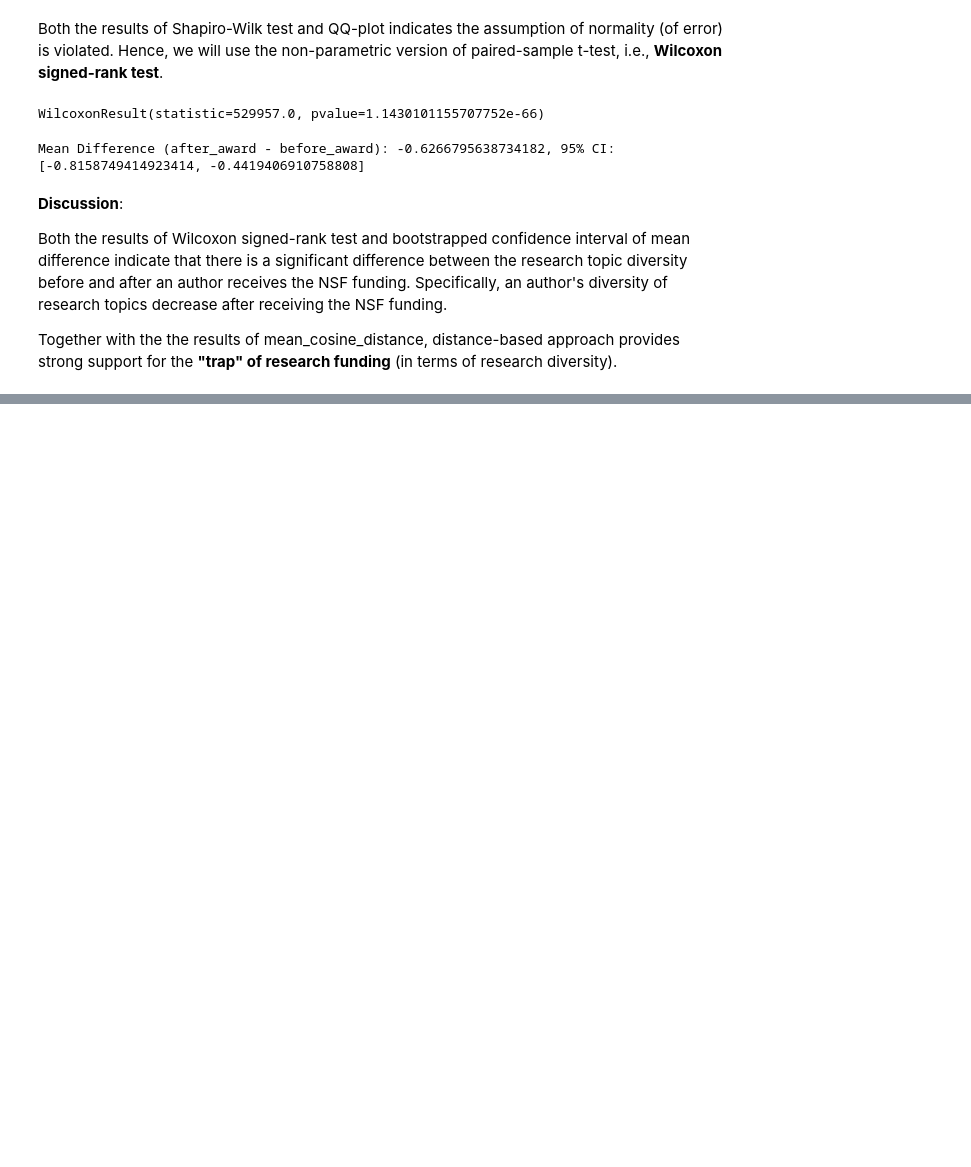
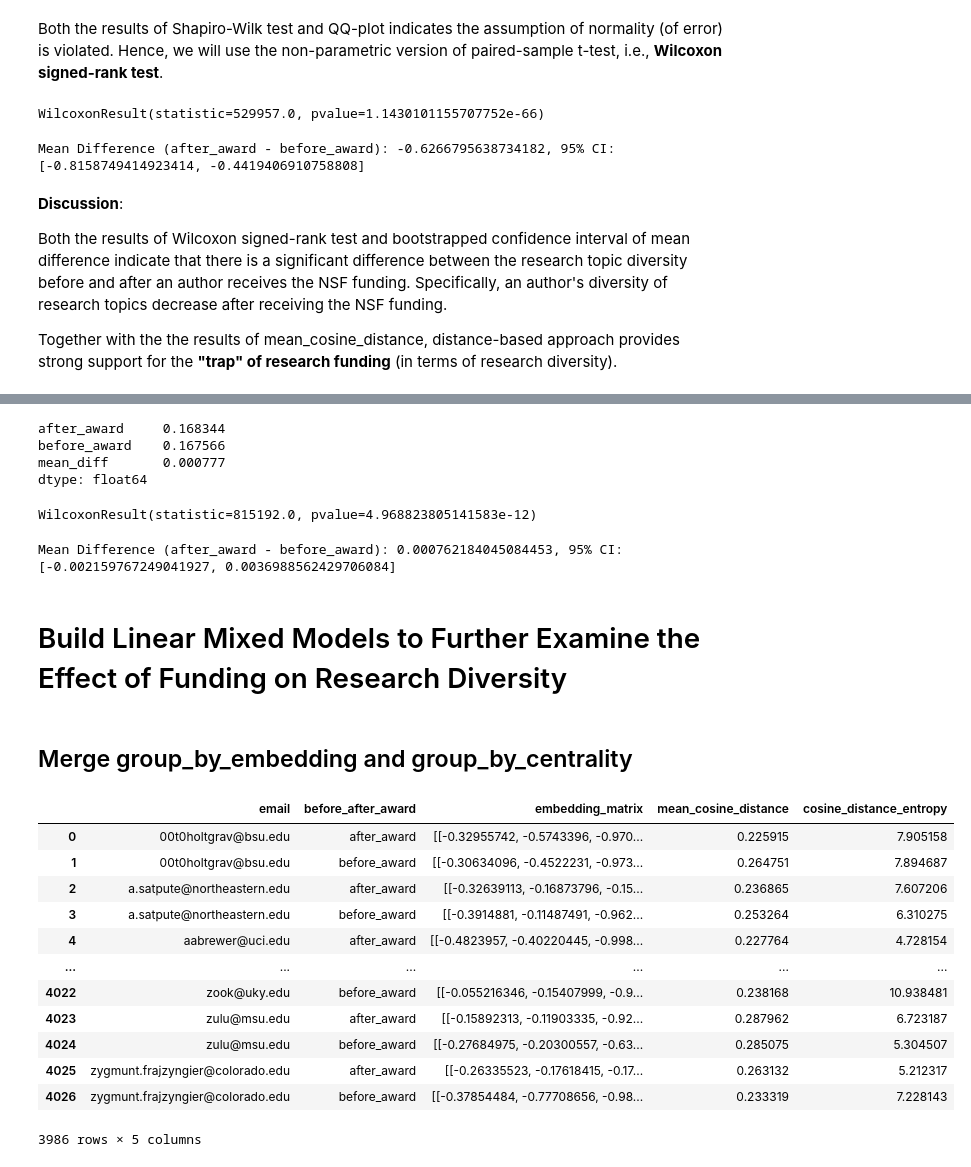
Before and after one commit to naivetoad/SOCI-40133-Final-Project, a Jupyter notebook: research_diversity/research_diversity_analysis.ipynb, the cells around one changed output, grey strips where cells are left out. Cells and saved outputs as stored; diff of their text form; code cells hidden in the pictures; blank space fills up the shorter version.

Commit message:
Updated most recent notebook for diversity

```diff
--- a/research_diversity/research_diversity_analysis.ipynb
+++ b/research_diversity/research_diversity_analysis.ipynb
@@ -454,0 +379,3 @@ array([[-3.5630972e-03, -1.9706295e+00, -5.2908403e-01, ...,
+# %%
+group_by_embedding["hierarchical_clustering"] = group_by_embedding["cosine_distance_matrix"].\
+    apply(lambda row: linkage(row, method='ward'))
@@ -454,0 +397,19 @@ array([[-3.5630972e-03, -1.9706295e+00, -5.2908403e-01, ...,
+# %%
+# Find the optimal number of clusters based on Silhouette Score
+# and assign labels to the optimal number of clusters
+def find_optimal_n_cluster(cosine_distance_matrix, hierarchical_clustering_matrix):
+    silhouette_scores = []
+    range_n_clusters = range(2, min(10, hierarchical_clustering_matrix.shape[0]))
+
+    for n_clusters in range_n_clusters:
+        cluster_labels = fcluster(hierarchical_clustering_matrix, n_clusters, criterion='maxclust')
+        silhouette_avg = silhouette_score(cosine_distance_matrix, cluster_labels, metric="precomputed")
+        silhouette_scores.append(silhouette_avg)
+
+    # Determine the optimal number of clusters based on the highest silhouette score
+    optimal_n_clusters = range_n_clusters[np.argmax(silhouette_scores)]
+
+    # Assign cluster labels to the optimal_n_clusters
+    final_cluster_labels = fcluster(hierarchical_clustering_matrix, optimal_n_clusters, criterion='maxclust')
+
+    return final_cluster_labels
@@ -454,0 +655,39 @@ array([[-3.5630972e-03, -1.9706295e+00, -5.2908403e-01, ...,
+# %%
+average_closeness_wide.apply(np.mean, axis=0)
+# %% [output]
+after_award     0.168344
+before_award    0.167566
+mean_diff       0.000777
+dtype: float64
+# %%
+wilcoxon(average_closeness_wide['mean_diff'])
+# %% [output]
+WilcoxonResult(statistic=815192.0, pvalue=4.968823805141583e-12)
+# %%
+mean_diff, ci_lower, ci_upper = bootstrap_effect_size(\
+    average_closeness_wide['before_award'],
+    average_closeness_wide['after_award'])
+
+print(f"Mean Difference (after_award - before_award): {mean_diff}, 95% CI: [{ci_lower}, {ci_upper}]")
+# %% [output]
+Mean Difference (after_award - before_award): 0.000762184045084453, 95% CI: [-0.002159767249041927, 0.0036988562429706084]
+# %% [markdown]
+# Build Linear Mixed Models to Further Examine the Effect of Funding on Research Diversity
+# %% [markdown]
+## Merge group_by_embedding and group_by_centrality
+# %%
+group_by_embedding
+# %% [output]
+|  | email | before_after_award | embedding_matrix | mean_cosine_distance | cosine_distance_entropy |
+| 0 | 00t0holtgrav@bsu.edu | after_award | [[-0.32955742, -0.5743396, -0.970... | 0.225915 | 7.905158 |
+| 1 | 00t0holtgrav@bsu.edu | before_award | [[-0.30634096, -0.4522231, -0.973... | 0.264751 | 7.894687 |
+| 2 | a.satpute@northeastern.edu | after_award | [[-0.32639113, -0.16873796, -0.15... | 0.236865 | 7.607206 |
+| 3 | a.satpute@northeastern.edu | before_award | [[-0.3914881, -0.11487491, -0.962... | 0.253264 | 6.310275 |
+| 4 | aabrewer@uci.edu | after_award | [[-0.4823957, -0.40220445, -0.998... | 0.227764 | 4.728154 |
+| ... | ... | ... | ... | ... | ... |
+| 4022 | zook@uky.edu | before_award | [[-0.055216346, -0.15407999, -0.9... | 0.238168 | 10.938481 |
+| 4023 | zulu@msu.edu | after_award | [[-0.15892313, -0.11903335, -0.92... | 0.287962 | 6.723187 |
+| 4024 | zulu@msu.edu | before_award | [[-0.27684975, -0.20300557, -0.63... | 0.285075 | 5.304507 |
+| 4025 | zygmunt.frajzyngier@colorado.edu | after_award | [[-0.26335523, -0.17618415, -0.17... | 0.263132 | 5.212317 |
+| 4026 | zygmunt.frajzyngier@colorado.edu | before_award | [[-0.37854484, -0.77708656, -0.98... | 0.233319 | 7.228143 |
+3986 rows × 5 columns
```
Also changed, not shown: parts of 54 cells of this notebook.
